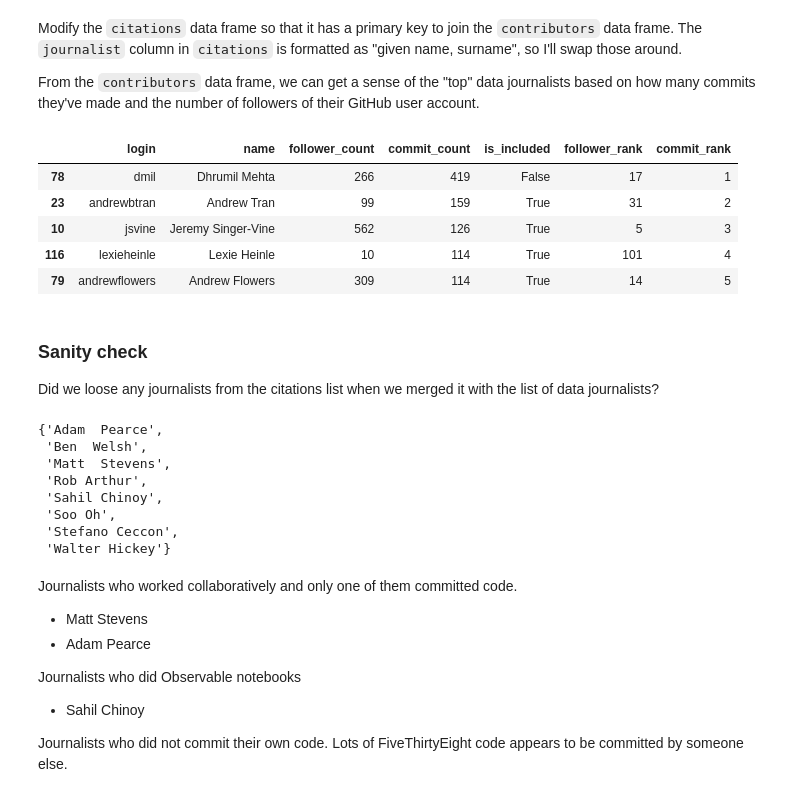
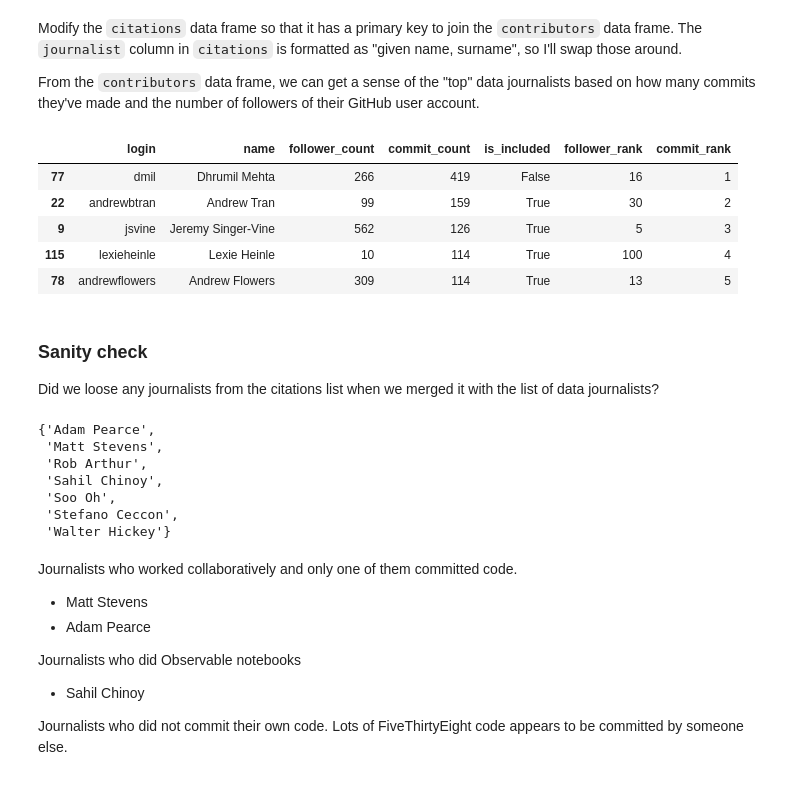
Before and after one commit to steve-kasica/table-scraps, a Jupyter notebook: summary.ipynb, the cells around one changed output. Cells and saved outputs as stored; diff of their text form; code cells hidden in the pictures.

```diff
--- a/summary.ipynb
+++ b/summary.ipynb
@@ -424,38 +426,41 @@ dataJournalists = pd.merge(
     on='login') \
     .drop_duplicates()
 
 createPk = lambda df: df.name.str.lower().str.replace(r'\s', '')
 
 dataJournalists['pk'] = createPk(dataJournalists)
 citationJournalists['pk'] = createPk(citationJournalists)
 
 # Combine to get a data frame of journalists included and not included in analysis
 dataJournalists = pd.merge(dataJournalists, citationJournalists, how='left', on='pk') \
     .rename(columns={
         'is_cited': 'is_included',
         'followers': 'follower_count',
         'commits': 'commit_count',
         'name_x': 'name'
     }) \
     .drop(['name_y', 'pk'], axis=1)
 
 dataJournalists.is_included.fillna(False, inplace=True)
 
 # # Rank data journalists by followers and commits
 rank(dataJournalists, 'follower_count', 'follower_rank')
 rank(dataJournalists, 'commit_count', 'commit_rank')
 
 # # Remove NAs
 dataJournalists.dropna(inplace=True)
 
+# Remove duplicates
+dataJournalists.drop_duplicates('login', inplace=True)
+
 dataJournalists.head()
 # %% [output]
 |  | login | name | follower_count | commit_count | is_included | follower_rank | commit_rank |
-| 78 | dmil | Dhrumil Mehta | 266 | 419 | False | 17 | 1 |
-| 23 | andrewbtran | Andrew Tran | 99 | 159 | True | 31 | 2 |
-| 10 | jsvine | Jeremy Singer-Vine | 562 | 126 | True | 5 | 3 |
-| 116 | lexieheinle | Lexie Heinle | 10 | 114 | True | 101 | 4 |
-| 79 | andrewflowers | Andrew Flowers | 309 | 114 | True | 14 | 5 |
+| 77 | dmil | Dhrumil Mehta | 266 | 419 | False | 16 | 1 |
+| 22 | andrewbtran | Andrew Tran | 99 | 159 | True | 30 | 2 |
+| 9 | jsvine | Jeremy Singer-Vine | 562 | 126 | True | 5 | 3 |
+| 115 | lexieheinle | Lexie Heinle | 10 | 114 | True | 100 | 4 |
+| 78 | andrewflowers | Andrew Flowers | 309 | 114 | True | 13 | 5 |
 # %% [markdown]
 ### Sanity check
 
@@ -463,9 +468,8 @@ Did we loose any journalists from the citations list when we merged it with the
 # %%
 display(set(citationJournalists.name).difference(set(dataJournalists.name)))
 # %% [output]
-{'Adam  Pearce',
- 'Ben  Welsh',
- 'Matt  Stevens',
+{'Adam Pearce',
+ 'Matt Stevens',
  'Rob Arthur',
  'Sahil Chinoy',
  'Soo Oh',
```
Also changed, not shown: parts of 13 cells of this notebook, 3 other files.
